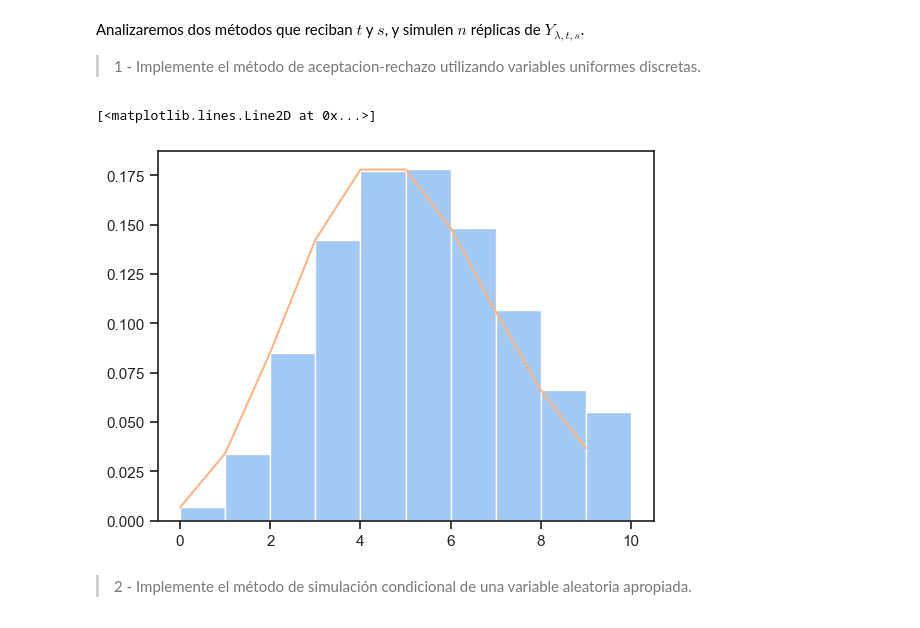
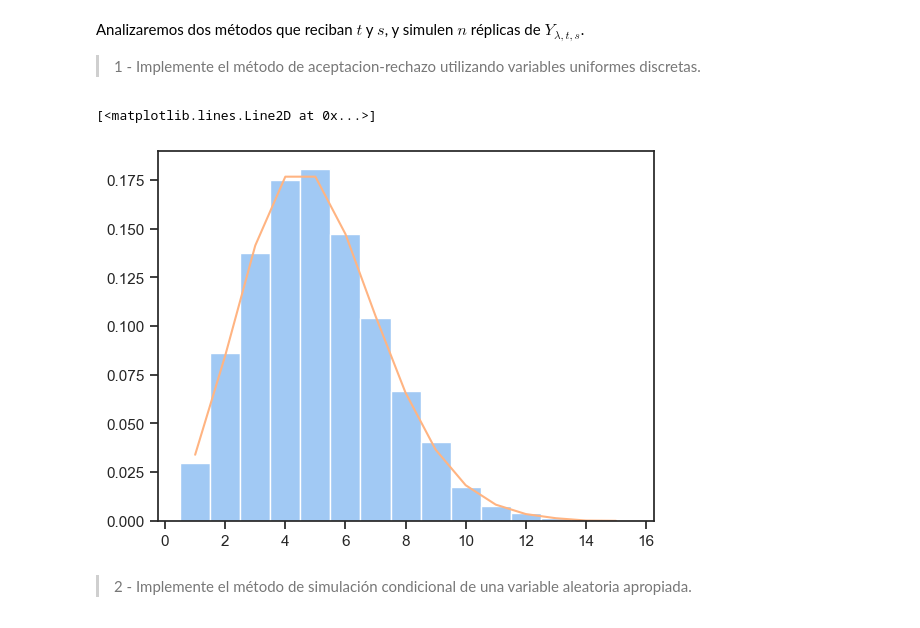
Before and after one commit to Miguel-Escobar/Sim-Estocastica, a Jupyter notebook: Lab 1/lab1.ipynb, the cells around one changed output. Drawn from its saved outputs; the diff is of its cells as text; code cells hidden in the pictures.

```diff
--- a/Lab 1/lab1.ipynb
+++ b/Lab 1/lab1.ipynb
@@ -323,10 +323,12 @@ llegar al $n^*$ tal que se cumple $Err3$ y $Pr3$.
 def newtonRhapson(distfunc, densityfunc, uniformsample, tol=10e-4, maxiter=10e8):
     inverse_values = np.ones(len(uniformsample))*.3
     errors = np.abs(distfunc(inverse_values) - uniformsample)
+    doesnt_meet_tolerance = errors > tol
     n_iter = 0
-    while np.any(errors > tol) and n_iter <= maxiter:
-        inverse_values = inverse_values - (distfunc(inverse_values) - uniformsample)/densityfunc(inverse_values)
+    while np.any(doesnt_meet_tolerance) and n_iter <= maxiter:
+        inverse_values[doesnt_meet_tolerance] = inverse_values[doesnt_meet_tolerance] - (distfunc(inverse_values[doesnt_meet_tolerance]) - uniformsample[doesnt_meet_tolerance])/densityfunc(inverse_values[doesnt_meet_tolerance])
         errors = np.abs(distfunc(inverse_values) - uniformsample)
+        doesnt_meet_tolerance = errors > tol
         n_iter += 1
     return inverse_values
 # %% [markdown]
@@ -452,33 +540,39 @@ Analizaremos dos métodos que reciban $t$ y $s$, y simulen $n$ réplicas de $Y_{
 # %%
 from scipy.special import factorial
 
 lamb = 5
+t = 1
+s = 15
 
-def y_prob(n, t, s):
+def y_prob(n, t, s, preset_normalization=None): # Preset_normalization nos permite hacer una sóla vez el cálculo de la cte de normalización si vamos a llamar muchas veces esta fn con el mismo t y s.
     numerador = (np.exp(-lamb)*(lamb**n)/factorial(n))
-    all_n = np.arange(t, s+1)
-    denominador = np.sum(np.exp(-lamb)*(lamb**all_n)/factorial(all_n))
+    if preset_normalization is not None:
+        denominador = preset_normalization
+    else:
+        all_n = np.arange(t, s+1)
+        denominador = np.sum(np.exp(-lamb)*(lamb**all_n)/factorial(all_n))
     return numerador/denominador
 
 
 def y_sample_aceptacionrechazo(n, t, s):
     k = np.max(y_prob(np.arange(t, s+1), t, s))*(s-t+1)
+    normalization = np.sum(np.exp(-lamb)*(lamb**np.arange(t, s+1))/factorial(np.arange(t, s+1)))
     sample = np.zeros(n)
     i = 0
-    while i < n:
+    while i < n: # Se podría hacer más eficiente si se estima primero el número de iteraciones necesarias para hacer el cálculo vectorizado, y luego corregir hasta tener el número exacto.
         y = np.random.randint(t, s+1)
-        alpha = y_prob(y, t, s)/(k*1/(s-t+1))
+        alpha = y_prob(y, t, s, preset_normalization=normalization)/(k*1/(s-t+1))
         if np.random.uniform(0, 1) <= alpha:
             sample[i] = y
             i += 1
     return np.array(sample)
 
-y_sample = y_sample_aceptacionrechazo(100_0000, 0, 10)
+y_sample = y_sample_aceptacionrechazo(10_000, t, s)
 
-plt.hist(y_sample, density=True)
-plt.plot(np.arange(0, 10), y_prob(np.arange(0, 10), 0, 10))
+plt.hist(y_sample, density=True, bins=np.arange(t, s+2)-.5)
+plt.plot(np.arange(t, s+1), y_prob(np.arange(t, s+1), t, s))
 # %% [output]
 [<matplotlib.lines.Line2D at 0x...>]
-[figure, old version]
+[figure, new version]
 # %% [markdown]
 > 2 - Implemente el método de simulación condicional de una variable aleatoria apropiada.
```
Also changed, not shown: parts of 11 cells of this notebook.
